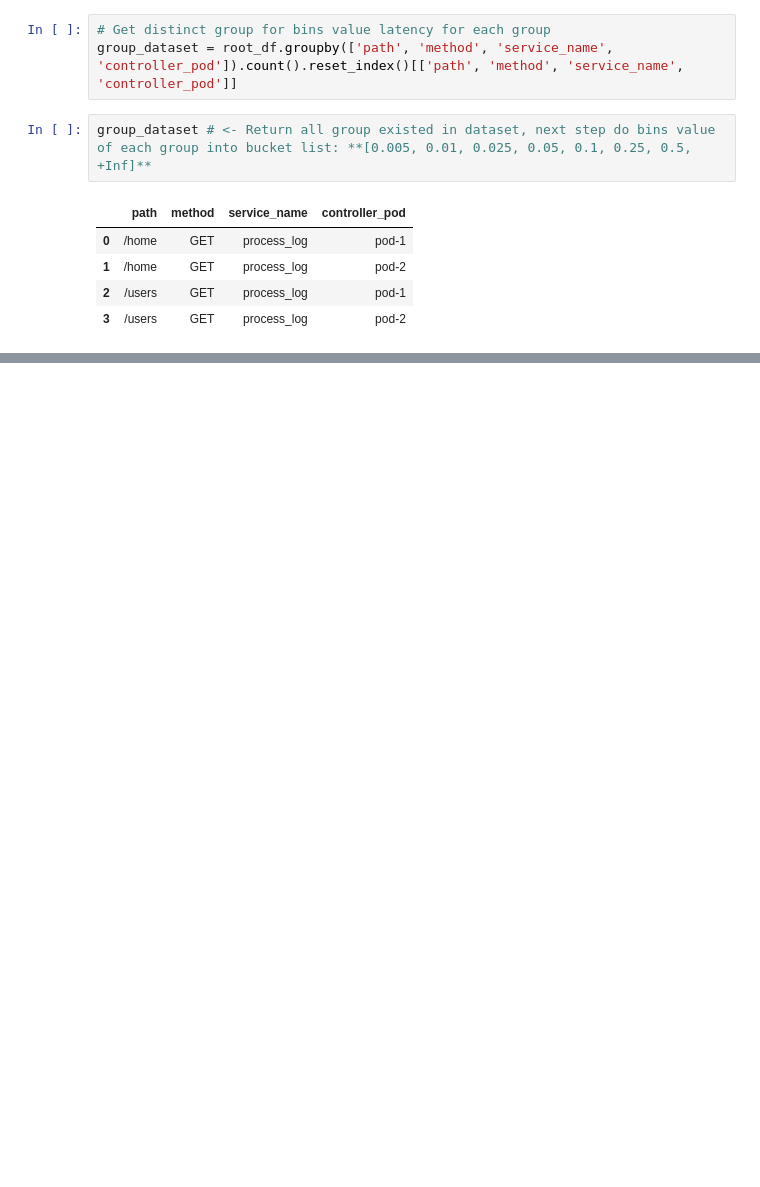
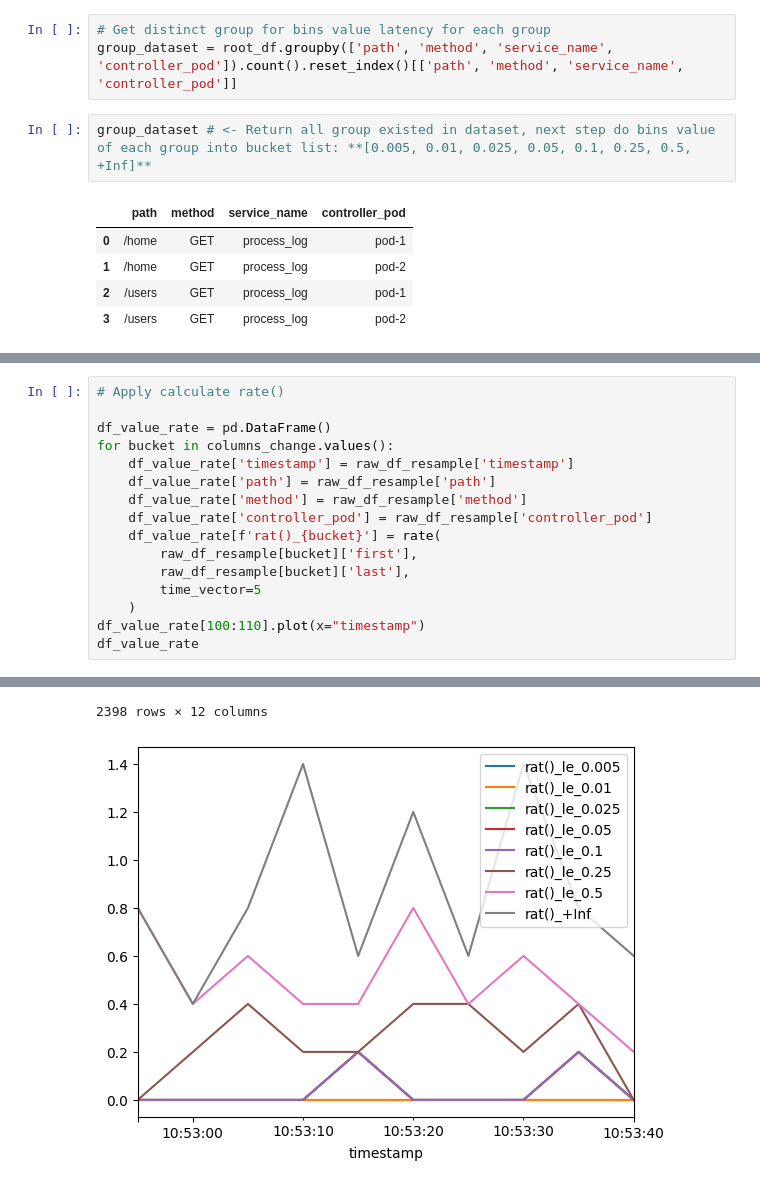
Before and after one commit to vuvietnguyenit/data_analystic, a Jupyter notebook: notebooks/calculate_latency_duration_time.ipynb, the cells around one changed output, grey strips where cells are left out. Saved outputs shown, nothing was run; the diff lists cells and outputs as text; blank space fills up the shorter version.

```diff
--- a/notebooks/calculate_latency_duration_time.ipynb
+++ b/notebooks/calculate_latency_duration_time.ipynb
@@ -371,0 +251,17 @@ Formula().cal_increment_rate(dataframe=df_group_1, list_column_select=list(colum
+# %%
+# Apply calculate rate()
+
+df_value_rate = pd.DataFrame()
+for bucket in columns_change.values():
+    df_value_rate['timestamp'] = raw_df_resample['timestamp']
+    df_value_rate['path'] = raw_df_resample['path']
+    df_value_rate['method'] = raw_df_resample['method']
+    df_value_rate['controller_pod'] = raw_df_resample['controller_pod']
+    df_value_rate[f'rat()_{bucket}'] = rate(
+        raw_df_resample[bucket]['first'],
+        raw_df_resample[bucket]['last'],
+        time_vector=5
+    )
+df_value_rate[100:110].plot(x="timestamp")
+df_value_rate
+# %% [output]
@@ -371,0 +280,2 @@ Formula().cal_increment_rate(dataframe=df_group_1, list_column_select=list(colum
+2398 rows × 12 columns
+[figure, added]
```
Also changed, not shown: parts of 44 cells of this notebook.
